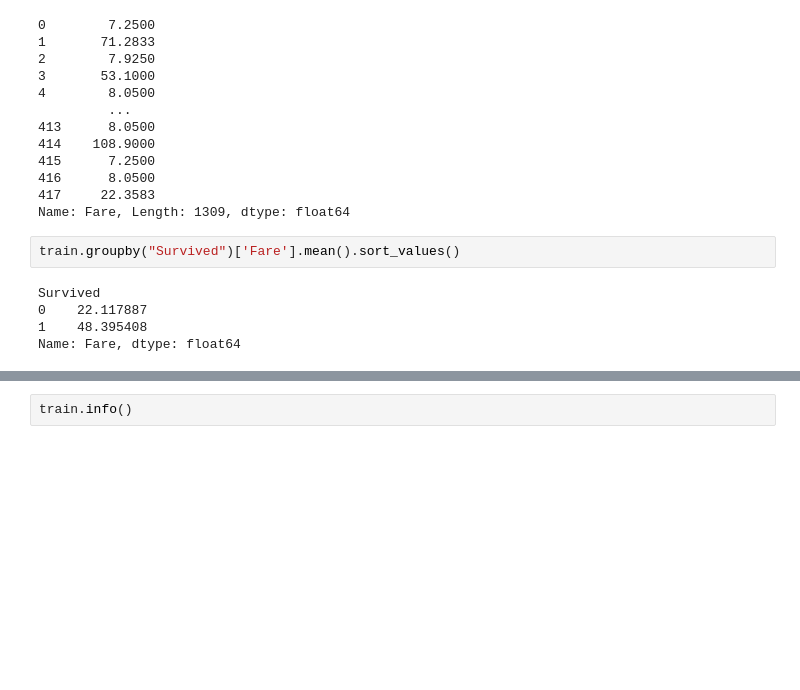
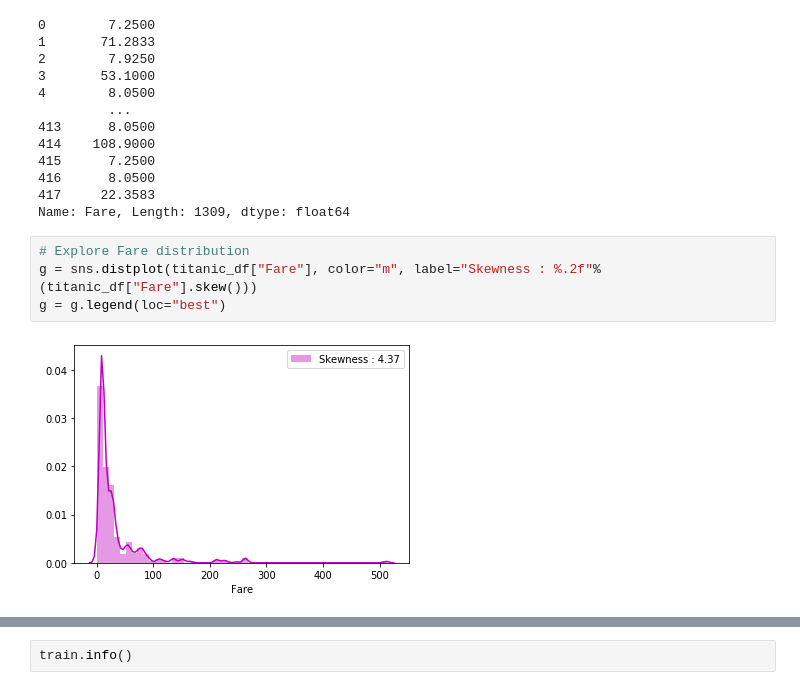
Before and after one commit to michaelajao/machine_learning, a Jupyter notebook: Machine Learning Coursework.ipynb, the cells around one changed output, grey strips where cells are left out. Drawn from its saved outputs; the diff is of its cells as text; blank space fills up the shorter version.

```diff
--- a/Machine Learning Coursework.ipynb
+++ b/Machine Learning Coursework.ipynb
@@ -203,10 +204,9 @@ titanic_df.Fare
 416      8.0500
 417     22.3583
 Name: Fare, Length: 1309, dtype: float64
-# %%
-train.groupby("Survived")['Fare'].mean().sort_values()
-# %% [output]
-Survived
-0    22.117887
-1    48.395408
-Name: Fare, dtype: float64
+# %%
+# Explore Fare distribution
+g = sns.distplot(titanic_df["Fare"], color="m", label="Skewness : %.2f"%(titanic_df["Fare"].skew()))
+g = g.legend(loc="best")
+# %% [output]
+[figure, added]
```
Also changed, not shown: parts of 59 cells of this notebook.
